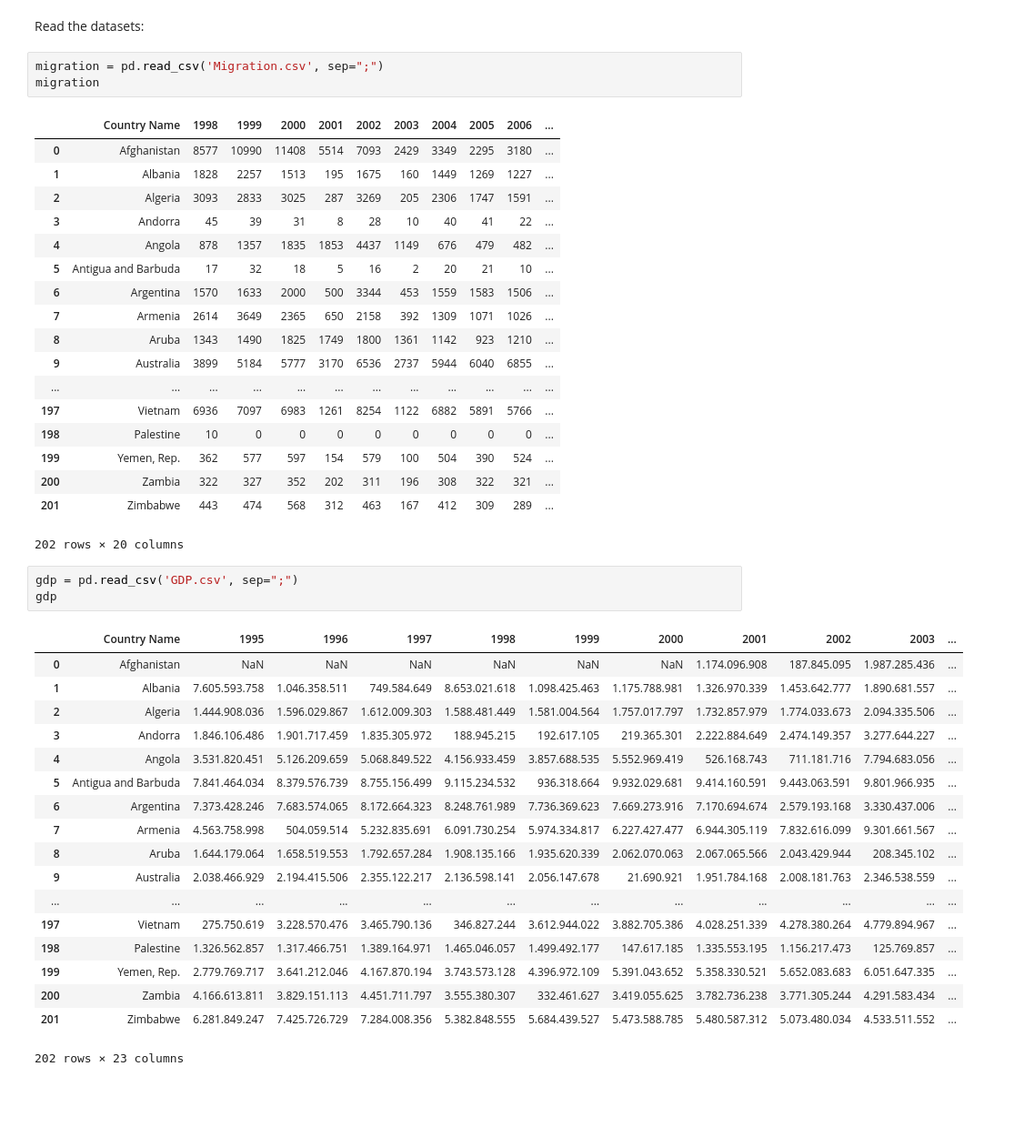
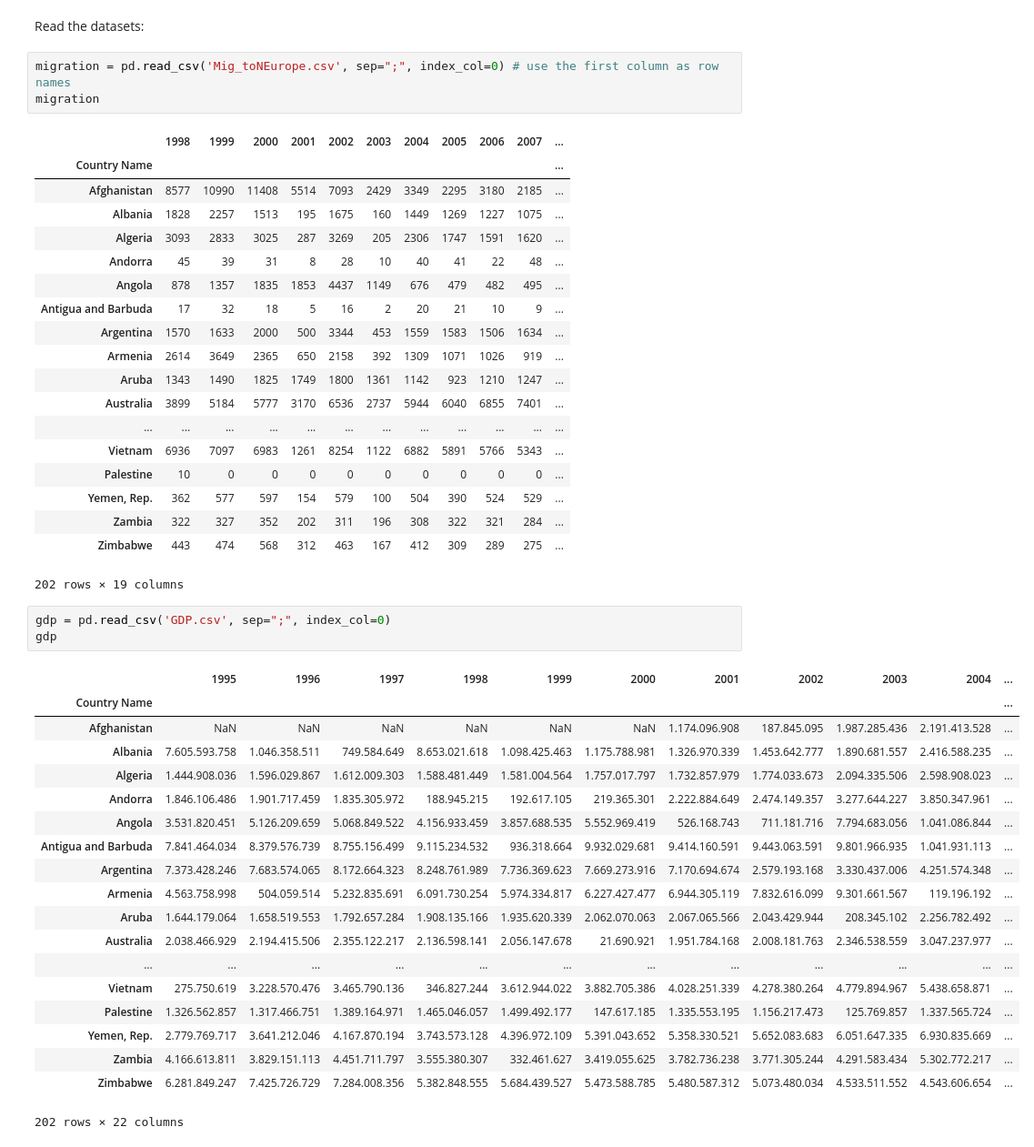
Before and after one commit to crstn/MigrationDataAnalysis, a Jupyter notebook: Some visualizations.ipynb, the cells around one changed output. Shown: that part at 91% size. Drawn from its saved outputs; the diff is of its cells as text; blank space fills up the shorter version.

Commit message:
Using country names as row names

```diff
--- a/Some visualizations.ipynb
+++ b/Some visualizations.ipynb
@@ -10,46 +10,48 @@ import matplotlib.pyplot as plt
 # %% [markdown]
 Read the datasets:
 # %%
-migration = pd.read_csv('Migration.csv', sep=";")
+migration = pd.read_csv('Mig_toNEurope.csv', sep=";", index_col=0) # use the first column as row names
 migration
 # %% [output]
-|  | Country Name | 1998 | 1999 | 2000 | 2001 | 2002 | 2003 | 2004 | 2005 | 2006 | ... |
-| 0 | Afghanistan | 8577 | 10990 | 11408 | 5514 | 7093 | 2429 | 3349 | 2295 | 3180 | ... |
-| 1 | Albania | 1828 | 2257 | 1513 | 195 | 1675 | 160 | 1449 | 1269 | 1227 | ... |
-| 2 | Algeria | 3093 | 2833 | 3025 | 287 | 3269 | 205 | 2306 | 1747 | 1591 | ... |
-| 3 | Andorra | 45 | 39 | 31 | 8 | 28 | 10 | 40 | 41 | 22 | ... |
-| 4 | Angola | 878 | 1357 | 1835 | 1853 | 4437 | 1149 | 676 | 479 | 482 | ... |
-| 5 | Antigua and Barbuda | 17 | 32 | 18 | 5 | 16 | 2 | 20 | 21 | 10 | ... |
-| 6 | Argentina | 1570 | 1633 | 2000 | 500 | 3344 | 453 | 1559 | 1583 | 1506 | ... |
-| 7 | Armenia | 2614 | 3649 | 2365 | 650 | 2158 | 392 | 1309 | 1071 | 1026 | ... |
-| 8 | Aruba | 1343 | 1490 | 1825 | 1749 | 1800 | 1361 | 1142 | 923 | 1210 | ... |
-| 9 | Australia | 3899 | 5184 | 5777 | 3170 | 6536 | 2737 | 5944 | 6040 | 6855 | ... |
+|  | 1998 | 1999 | 2000 | 2001 | 2002 | 2003 | 2004 | 2005 | 2006 | 2007 | ... |
+| Country Name |  |  |  |  |  |  |  |  |  |  | ... |
+| Afghanistan | 8577 | 10990 | 11408 | 5514 | 7093 | 2429 | 3349 | 2295 | 3180 | 2185 | ... |
+| Albania | 1828 | 2257 | 1513 | 195 | 1675 | 160 | 1449 | 1269 | 1227 | 1075 | ... |
+| Algeria | 3093 | 2833 | 3025 | 287 | 3269 | 205 | 2306 | 1747 | 1591 | 1620 | ... |
+| Andorra | 45 | 39 | 31 | 8 | 28 | 10 | 40 | 41 | 22 | 48 | ... |
+| Angola | 878 | 1357 | 1835 | 1853 | 4437 | 1149 | 676 | 479 | 482 | 495 | ... |
+| Antigua and Barbuda | 17 | 32 | 18 | 5 | 16 | 2 | 20 | 21 | 10 | 9 | ... |
+| Argentina | 1570 | 1633 | 2000 | 500 | 3344 | 453 | 1559 | 1583 | 1506 | 1634 | ... |
+| Armenia | 2614 | 3649 | 2365 | 650 | 2158 | 392 | 1309 | 1071 | 1026 | 919 | ... |
+| Aruba | 1343 | 1490 | 1825 | 1749 | 1800 | 1361 | 1142 | 923 | 1210 | 1247 | ... |
+| Australia | 3899 | 5184 | 5777 | 3170 | 6536 | 2737 | 5944 | 6040 | 6855 | 7401 | ... |
 | ... | ... | ... | ... | ... | ... | ... | ... | ... | ... | ... | ... |
-| 197 | Vietnam | 6936 | 7097 | 6983 | 1261 | 8254 | 1122 | 6882 | 5891 | 5766 | ... |
-| 198 | Palestine | 10 | 0 | 0 | 0 | 0 | 0 | 0 | 0 | 0 | ... |
-| 199 | Yemen, Rep. | 362 | 577 | 597 | 154 | 579 | 100 | 504 | 390 | 524 | ... |
-| 200 | Zambia | 322 | 327 | 352 | 202 | 311 | 196 | 308 | 322 | 321 | ... |
-| 201 | Zimbabwe | 443 | 474 | 568 | 312 | 463 | 167 | 412 | 309 | 289 | ... |
+| Vietnam | 6936 | 7097 | 6983 | 1261 | 8254 | 1122 | 6882 | 5891 | 5766 | 5343 | ... |
+| Palestine | 10 | 0 | 0 | 0 | 0 | 0 | 0 | 0 | 0 | 0 | ... |
+| Yemen, Rep. | 362 | 577 | 597 | 154 | 579 | 100 | 504 | 390 | 524 | 529 | ... |
+| Zambia | 322 | 327 | 352 | 202 | 311 | 196 | 308 | 322 | 321 | 284 | ... |
+| Zimbabwe | 443 | 474 | 568 | 312 | 463 | 167 | 412 | 309 | 289 | 275 | ... |
-202 rows × 20 columns
+202 rows × 19 columns
 # %%
-gdp = pd.read_csv('GDP.csv', sep=";")
+gdp = pd.read_csv('GDP.csv', sep=";", index_col=0)
 gdp
 # %% [output]
-|  | Country Name | 1995 | 1996 | 1997 | 1998 | 1999 | 2000 | 2001 | 2002 | 2003 | ... |
-| 0 | Afghanistan | NaN | NaN | NaN | NaN | NaN | NaN | 1.174.096.908 | 187.845.095 | 1.987.285.436 | ... |
-| 1 | Albania | 7.605.593.758 | 1.046.358.511 | 749.584.649 | 8.653.021.618 | 1.098.425.463 | 1.175.788.981 | 1.326.970.339 | 1.453.642.777 | 1.890.681.557 | ... |
-| 2 | Algeria | 1.444.908.036 | 1.596.029.867 | 1.612.009.303 | 1.588.481.449 | 1.581.004.564 | 1.757.017.797 | 1.732.857.979 | 1.774.033.673 | 2.094.335.506 | ... |
-| 3 | Andorra | 1.846.106.486 | 1.901.717.459 | 1.835.305.972 | 188.945.215 | 192.617.105 | 219.365.301 | 2.222.884.649 | 2.474.149.357 | 3.277.644.227 | ... |
-| 4 | Angola | 3.531.820.451 | 5.126.209.659 | 5.068.849.522 | 4.156.933.459 | 3.857.688.535 | 5.552.969.419 | 526.168.743 | 711.181.716 | 7.794.683.056 | ... |
-| 5 | Antigua and Barbuda | 7.841.464.034 | 8.379.576.739 | 8.755.156.499 | 9.115.234.532 | 936.318.664 | 9.932.029.681 | 9.414.160.591 | 9.443.063.591 | 9.801.966.935 | ... |
-| 6 | Argentina | 7.373.428.246 | 7.683.574.065 | 8.172.664.323 | 8.248.761.989 | 7.736.369.623 | 7.669.273.916 | 7.170.694.674 | 2.579.193.168 | 3.330.437.006 | ... |
-| 7 | Armenia | 4.563.758.998 | 504.059.514 | 5.232.835.691 | 6.091.730.254 | 5.974.334.817 | 6.227.427.477 | 6.944.305.119 | 7.832.616.099 | 9.301.661.567 | ... |
-| 8 | Aruba | 1.644.179.064 | 1.658.519.553 | 1.792.657.284 | 1.908.135.166 | 1.935.620.339 | 2.062.070.063 | 2.067.065.566 | 2.043.429.944 | 208.345.102 | ... |
-| 9 | Australia | 2.038.466.929 | 2.194.415.506 | 2.355.122.217 | 2.136.598.141 | 2.056.147.678 | 21.690.921 | 1.951.784.168 | 2.008.181.763 | 2.346.538.559 | ... |
+|  | 1995 | 1996 | 1997 | 1998 | 1999 | 2000 | 2001 | 2002 | 2003 | 2004 | ... |
+| Country Name |  |  |  |  |  |  |  |  |  |  | ... |
+| Afghanistan | NaN | NaN | NaN | NaN | NaN | NaN | 1.174.096.908 | 187.845.095 | 1.987.285.436 | 2.191.413.528 | ... |
+| Albania | 7.605.593.758 | 1.046.358.511 | 749.584.649 | 8.653.021.618 | 1.098.425.463 | 1.175.788.981 | 1.326.970.339 | 1.453.642.777 | 1.890.681.557 | 2.416.588.235 | ... |
+| Algeria | 1.444.908.036 | 1.596.029.867 | 1.612.009.303 | 1.588.481.449 | 1.581.004.564 | 1.757.017.797 | 1.732.857.979 | 1.774.033.673 | 2.094.335.506 | 2.598.908.023 | ... |
+| Andorra | 1.846.106.486 | 1.901.717.459 | 1.835.305.972 | 188.945.215 | 192.617.105 | 219.365.301 | 2.222.884.649 | 2.474.149.357 | 3.277.644.227 | 3.850.347.961 | ... |
+| Angola | 3.531.820.451 | 5.126.209.659 | 5.068.849.522 | 4.156.933.459 | 3.857.688.535 | 5.552.969.419 | 526.168.743 | 711.181.716 | 7.794.683.056 | 1.041.086.844 | ... |
+| Antigua and Barbuda | 7.841.464.034 | 8.379.576.739 | 8.755.156.499 | 9.115.234.532 | 936.318.664 | 9.932.029.681 | 9.414.160.591 | 9.443.063.591 | 9.801.966.935 | 1.041.931.113 | ... |
+| Argentina | 7.373.428.246 | 7.683.574.065 | 8.172.664.323 | 8.248.761.989 | 7.736.369.623 | 7.669.273.916 | 7.170.694.674 | 2.579.193.168 | 3.330.437.006 | 4.251.574.348 | ... |
+| Armenia | 4.563.758.998 | 504.059.514 | 5.232.835.691 | 6.091.730.254 | 5.974.334.817 | 6.227.427.477 | 6.944.305.119 | 7.832.616.099 | 9.301.661.567 | 119.196.192 | ... |
+| Aruba | 1.644.179.064 | 1.658.519.553 | 1.792.657.284 | 1.908.135.166 | 1.935.620.339 | 2.062.070.063 | 2.067.065.566 | 2.043.429.944 | 208.345.102 | 2.256.782.492 | ... |
+| Australia | 2.038.466.929 | 2.194.415.506 | 2.355.122.217 | 2.136.598.141 | 2.056.147.678 | 21.690.921 | 1.951.784.168 | 2.008.181.763 | 2.346.538.559 | 3.047.237.977 | ... |
 | ... | ... | ... | ... | ... | ... | ... | ... | ... | ... | ... | ... |
-| 197 | Vietnam | 275.750.619 | 3.228.570.476 | 3.465.790.136 | 346.827.244 | 3.612.944.022 | 3.882.705.386 | 4.028.251.339 | 4.278.380.264 | 4.779.894.967 | ... |
-| 198 | Palestine | 1.326.562.857 | 1.317.466.751 | 1.389.164.971 | 1.465.046.057 | 1.499.492.177 | 147.617.185 | 1.335.553.195 | 1.156.217.473 | 125.769.857 | ... |
-| 199 | Yemen, Rep. | 2.779.769.717 | 3.641.212.046 | 4.167.870.194 | 3.743.573.128 | 4.396.972.109 | 5.391.043.652 | 5.358.330.521 | 5.652.083.683 | 6.051.647.335 | ... |
-| 200 | Zambia | 4.166.613.811 | 3.829.151.113 | 4.451.711.797 | 3.555.380.307 | 332.461.627 | 3.419.055.625 | 3.782.736.238 | 3.771.305.244 | 4.291.583.434 | ... |
-| 201 | Zimbabwe | 6.281.849.247 | 7.425.726.729 | 7.284.008.356 | 5.382.848.555 | 5.684.439.527 | 5.473.588.785 | 5.480.587.312 | 5.073.480.034 | 4.533.511.552 | ... |
+| Vietnam | 275.750.619 | 3.228.570.476 | 3.465.790.136 | 346.827.244 | 3.612.944.022 | 3.882.705.386 | 4.028.251.339 | 4.278.380.264 | 4.779.894.967 | 5.438.658.871 | ... |
+| Palestine | 1.326.562.857 | 1.317.466.751 | 1.389.164.971 | 1.465.046.057 | 1.499.492.177 | 147.617.185 | 1.335.553.195 | 1.156.217.473 | 125.769.857 | 1.337.565.724 | ... |
+| Yemen, Rep. | 2.779.769.717 | 3.641.212.046 | 4.167.870.194 | 3.743.573.128 | 4.396.972.109 | 5.391.043.652 | 5.358.330.521 | 5.652.083.683 | 6.051.647.335 | 6.930.835.669 | ... |
+| Zambia | 4.166.613.811 | 3.829.151.113 | 4.451.711.797 | 3.555.380.307 | 332.461.627 | 3.419.055.625 | 3.782.736.238 | 3.771.305.244 | 4.291.583.434 | 5.302.772.217 | ... |
+| Zimbabwe | 6.281.849.247 | 7.425.726.729 | 7.284.008.356 | 5.382.848.555 | 5.684.439.527 | 5.473.588.785 | 5.480.587.312 | 5.073.480.034 | 4.533.511.552 | 4.543.606.654 | ... |
-202 rows × 23 columns
+202 rows × 22 columns
```
Also changed, not shown: parts of 1 cell of this notebook.
